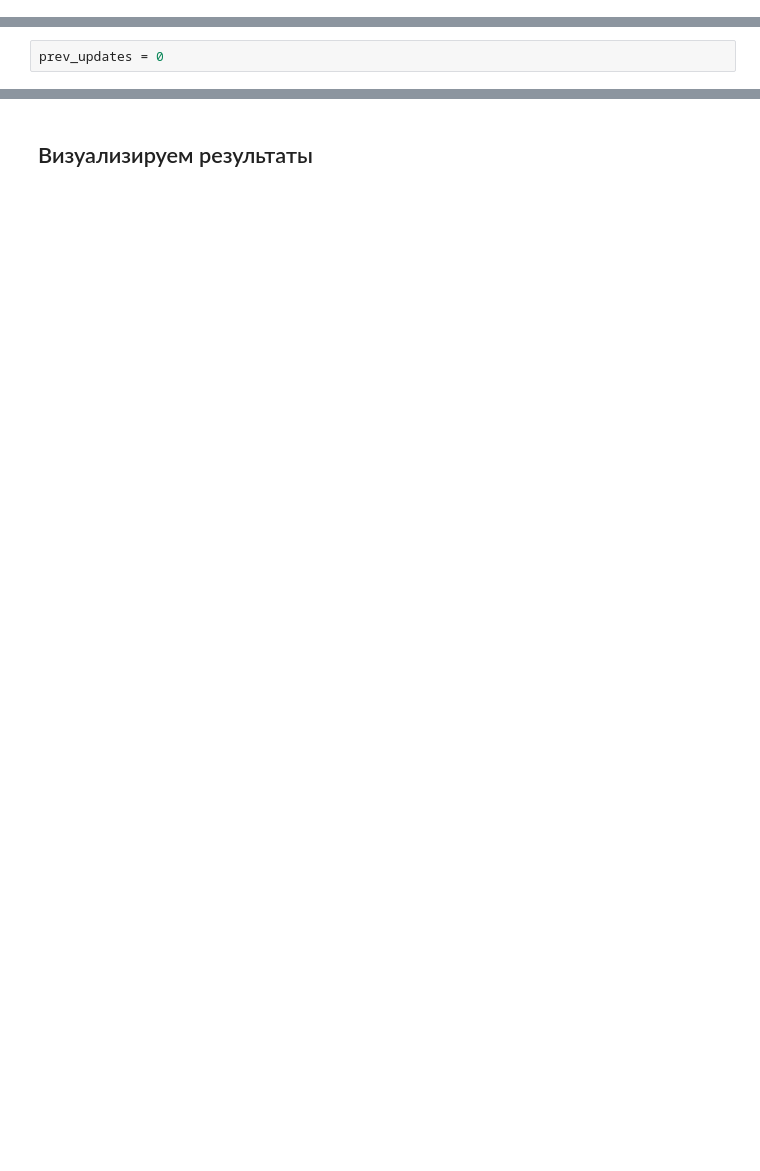
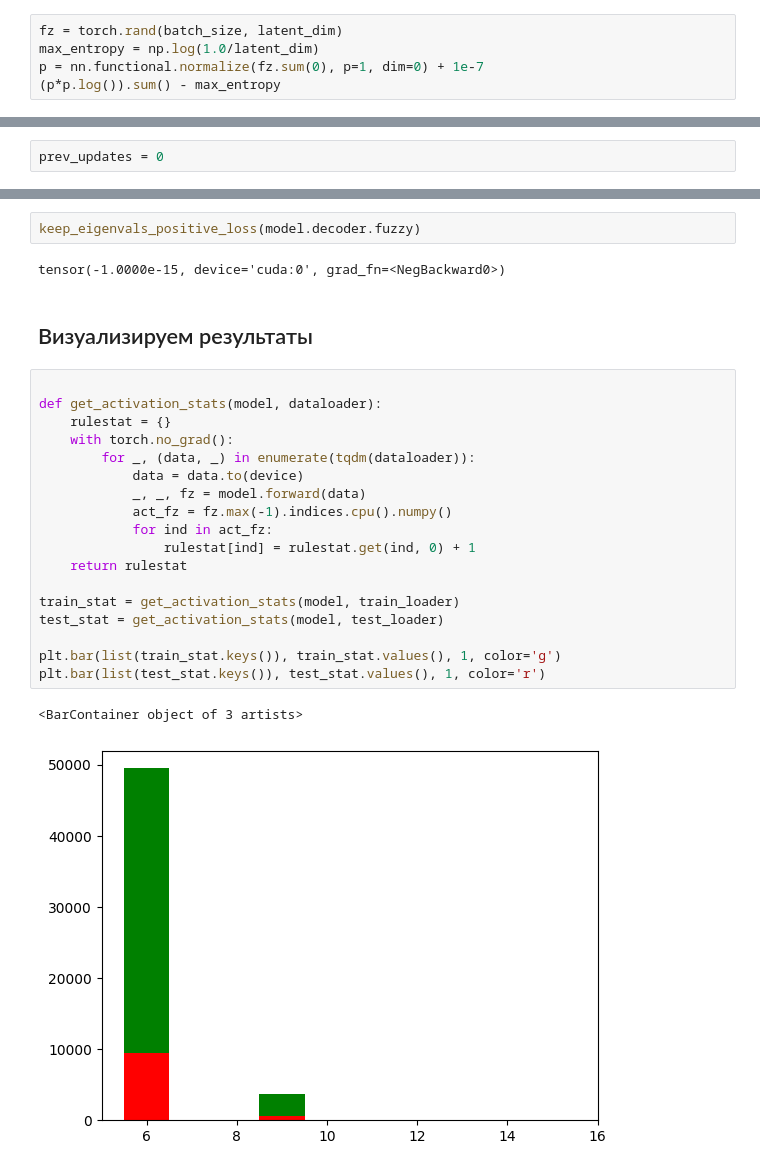
Before and after one commit to kenoma/pytorch-fuzzy, a Jupyter notebook: experiments_anomaly_detection_cvae_mnist_iter.ipynb, the cells around one changed output, grey strips where cells are left out. Drawn from its saved outputs; the diff is of its cells as text; blank space fills up the shorter version.

```diff
--- a/experiments_anomaly_detection_cvae_mnist_iter.ipynb
+++ b/experiments_anomaly_detection_cvae_mnist_iter.ipynb
@@ -413,3 +329,8 @@ VAE(
 # %%
 optimizer = torch.optim.Adam(model.parameters(), lr=learning_rate)
 scheduler = torch.optim.lr_scheduler.StepLR(optimizer, step_size=50, gamma=0.5)
+# %%
+fz = torch.rand(batch_size, latent_dim)
+max_entropy = np.log(1.0/latent_dim)
+p = nn.functional.normalize(fz.sum(0), p=1, dim=0) + 1e-7
+(p*p.log()).sum() - max_entropy
@@ -564,4 +501,29 @@ for epoch in range(num_epochs):
+# %%
+keep_eigenvals_positive_loss(model.decoder.fuzzy)
+# %% [output]
+tensor(-1.0000e-15, device='cuda:0', grad_fn=<NegBackward0>)
 # %% [markdown]
 ## Визуализируем результаты
+# %%
+
+def get_activation_stats(model, dataloader):
+    rulestat = {}
+    with torch.no_grad():
+        for _, (data, _) in enumerate(tqdm(dataloader)):
+            data = data.to(device)
+            _, _, fz = model.forward(data)
+            act_fz = fz.max(-1).indices.cpu().numpy()
+            for ind in act_fz:
+                rulestat[ind] = rulestat.get(ind, 0) + 1
+    return rulestat
+
+train_stat = get_activation_stats(model, train_loader)
+test_stat = get_activation_stats(model, test_loader)
+
+plt.bar(list(train_stat.keys()), train_stat.values(), 1, color='g')
+plt.bar(list(test_stat.keys()), test_stat.values(), 1, color='r')
+# %% [output]
+<BarContainer object of 3 artists>
+[figure, added]
 # %%
 z = torch.randn(64, latent_dim).to(device)
```
Also changed, not shown: parts of 23 cells of this notebook.
